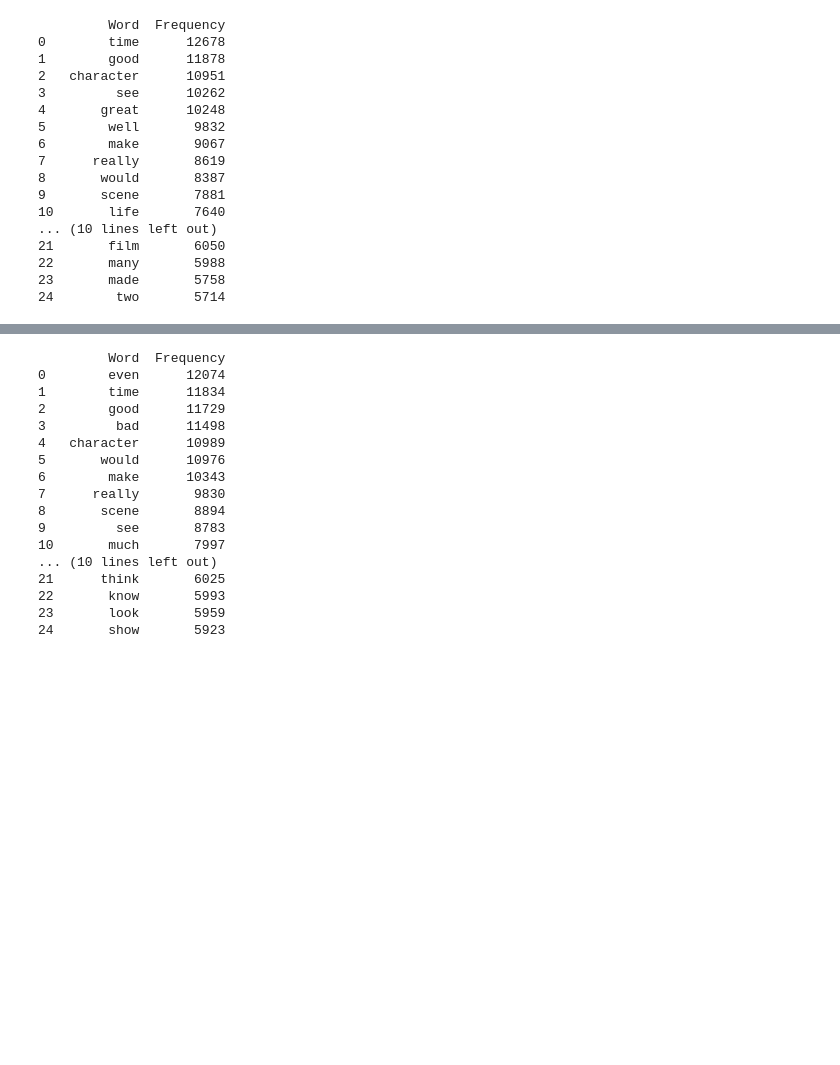
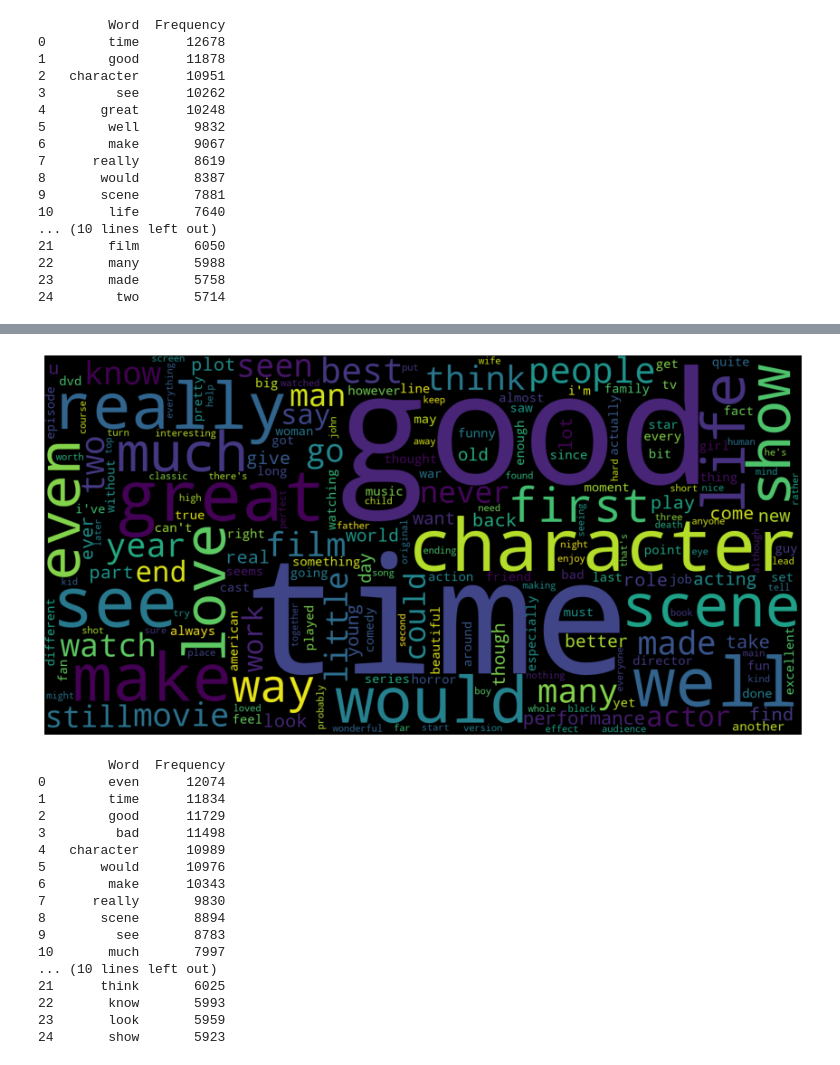
Before and after one commit to benjaminybai/rtsentiment, a Jupyter notebook: Sentiment_Analysis_Notebook.ipynb, the cells around one changed output, grey strips where cells are left out. Cells and saved outputs as stored; diff of their text form; code cells hidden in the pictures; blank space fills up the shorter version.

```diff
--- a/Sentiment_Analysis_Notebook.ipynb
+++ b/Sentiment_Analysis_Notebook.ipynb
@@ -257,3 +274,12 @@ plt.savefig('./images/Positive_Word_Distribution_Barchart')
+# %%
+wordcloud = WordCloud(width = 1500, height = 750).generate_from_frequencies(positive_count_wc)
+plt.figure(figsize=(15,8))
+plt.imshow(wordcloud)
+plt.axis("off")
+plt.savefig("./images/positive_word_cloud.png",  transparent=True)
+plt.show()
+# %% [output]
+[figure, added]
 # %%
 dt_negative = imdb_reviews_df[imdb_reviews_df['emotion']=='Negative']['clean_text']
 
```
Also changed, not shown: parts of 14 cells of this notebook, 10 other files.
